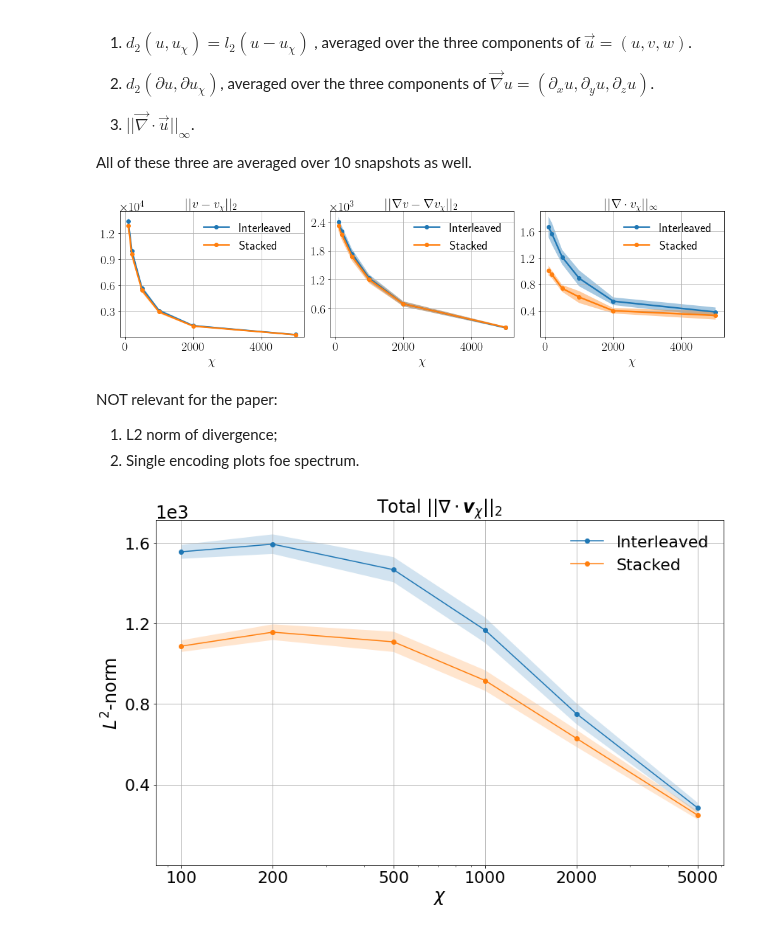
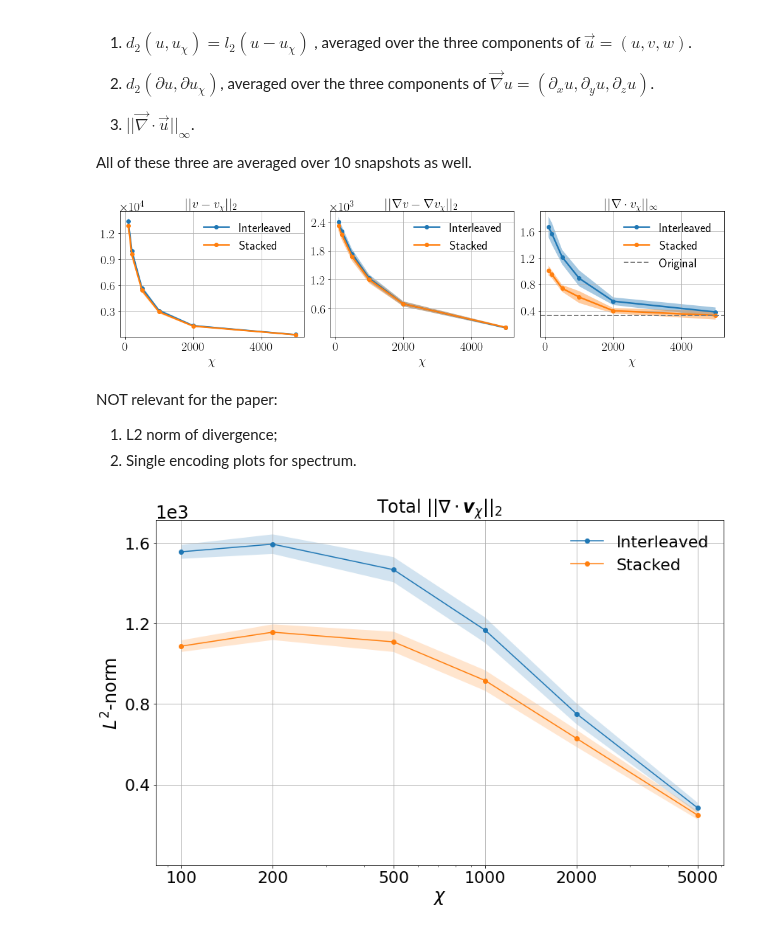
Before and after one commit to stefanopisoni/TN_Turbulence, a Jupyter notebook: Snapshots_compression/Snapshot_compression_plot.ipynb, the cells around one changed output. Drawn from its saved outputs; the diff is of its cells as text; code cells hidden in the pictures.

Commit message:
New plots

```diff
--- a/Snapshots_compression/Snapshot_compression_plot.ipynb
+++ b/Snapshots_compression/Snapshot_compression_plot.ipynb
@@ -268,7 +268,6 @@ def load_stats(prefix, include_component=True):
         for enc in encodings:
             for bd in bd_max_values:
                 if include_component:
-                    # assumes component 'u'
                     name = f"{prefix}_{snap}_u_{enc}_{bd}"
                 else:
                     name = f"{prefix}_{snap}_{enc}_{bd}"
@@ -278,8 +277,6 @@ def load_stats(prefix, include_component=True):
     var_d  = {enc: [] for enc in encodings}
     for enc in encodings:
         for bd in bd_max_values:
-            name = f"{prefix}_{snapshots[0]}_{('u_' if include_component else '')}{enc}_{bd}"
-            # collect across all snapshots
             vals = [
                 vars_dict[f"{prefix}_{snap}_{'u_' if include_component else ''}{enc}_{bd}"].item()
                 for snap in snapshots
@@ -308,50 +305,63 @@ stats = [
     (mean_div, var_div)
 ]
 
-for ax, title, (mean_dict, var_dict) in zip(axes, titles, stats):
+for i, (ax, title, (mean_dict, var_dict)) in enumerate(zip(axes, titles, stats)):
     for enc in encodings:
         mean_vals = np.array(mean_dict[enc])
         std_dev   = np.sqrt(var_dict[enc])
-        label     = 'Stacked' if enc=='sta' else 'Interleaved'
-        linestyle = '-' if enc=='sta' else '-'
+        label     = 'Stacked' if enc == 'sta' else 'Interleaved'
+        linestyle = '-' if enc == 'sta' else '-'
         ax.plot(
             bd_max_values,
             mean_vals,
             marker='o',
             linestyle=linestyle,
             label=label
         )
         ax.fill_between(
             bd_max_values,
             mean_vals - std_dev,
             mean_vals + std_dev,
             alpha=0.4
         )
+
+    # If this is the third subplot (divergence), add the grey dashed line and label it "Original"
+    if i == 2:
+        # Index of bd_max = 5000 is the last element
+        stacked_index = bd_max_values.index(5000)
+        line_value = mean_div['sta'][stacked_index]
+        ax.axhline(
+            y=line_value,
+            color='gray',
+            linestyle='--',
+            linewidth=2,
+            label='Original'
+        )
+
     # ax.set_xscale('log')
     ax.set_xlabel(r'$\chi$')
     ax.set_title(title)
     ax.grid(True)
 
     # formatting tweaks
     ax.set_ylim(bottom=0)
     ax.yaxis.set_major_locator(MaxNLocator(nbins=5, prune='both'))
-    ax.ticklabel_format(style='sci', axis='y', scilimits=(0,0))
-    # ax.yaxis.get_offset_text().set_fontsize(10)
+    ax.ticklabel_format(style='sci', axis='y', scilimits=(0, 0))
     ax.tick_params(axis='both', which='major')
     ax.legend(frameon=False)
 
-# Common y-label only on the leftmost subplot
-# axes[0].set_ylabel('Value (scientific notation)', fontsize=10)
+# Common y-label only on the leftmost subplot (if desired)
+# axes[0].set_ylabel('Value (scientific notation)', fontsize=20)
 
 plt.tight_layout()
 plt.savefig("Plots/single_snap_stat.pdf", format="pdf")
 plt.show()
 # %% [output]
-[figure, old version]
+[figure, new version]
 # %% [markdown]
 NOT relevant for the paper:
 1) L2 norm of divergence;
-2) Single encoding plots foe spectrum.
+2) Single encoding plots for spectrum.
 # %%
 import torch
 import numpy as np
```
Also changed, not shown: 1 other file.
